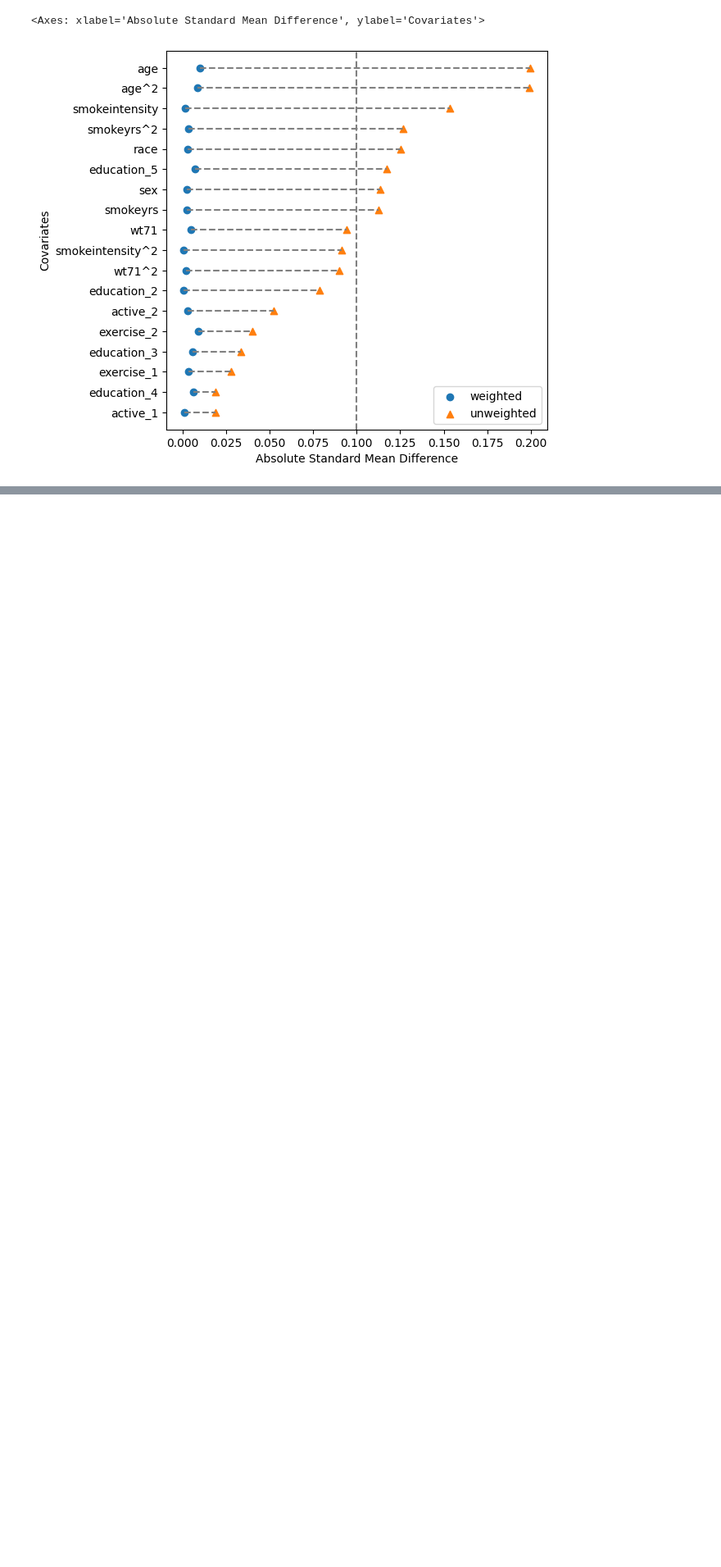
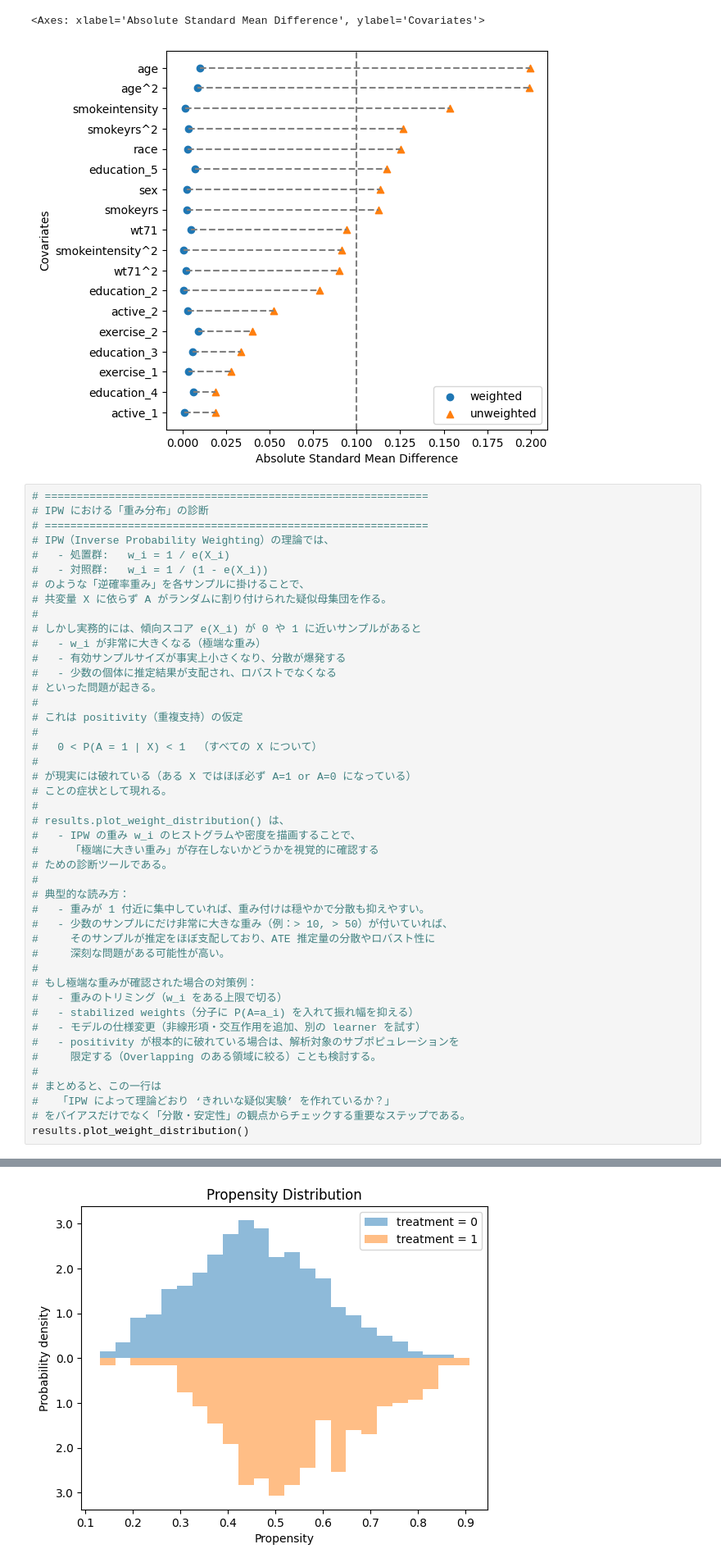
Before and after one commit to maton369/Causal_Interface_Practice, a Jupyter notebook: chap3_propensity-score-matching-IPW.ipynb, the cells around one changed output, grey strips where cells are left out. Shown: that part at 82% size. Cells and saved outputs as stored; diff of their text form; blank space fills up the shorter version.

Commit message:
feat: 傾向スコア

```diff
--- a/chap3_propensity-score-matching-IPW.ipynb
+++ b/chap3_propensity-score-matching-IPW.ipynb
@@ -372,3 +372,49 @@ results.plot_covariate_balance(
 # %% [output]
 <Axes: xlabel='Absolute Standard Mean Difference', ylabel='Covariates'>
 [figure]
+# %%
+# ============================================================
+# IPW における「重み分布」の診断
+# ============================================================
+# IPW（Inverse Probability Weighting）の理論では、
+#   - 処置群:   w_i = 1 / e(X_i)
+#   - 対照群:   w_i = 1 / (1 - e(X_i))
+# のような「逆確率重み」を各サンプルに掛けることで、
+# 共変量 X に依らず A がランダムに割り付けられた疑似母集団を作る。
+#
+# しかし実務的には、傾向スコア e(X_i) が 0 や 1 に近いサンプルがあると
+#   - w_i が非常に大きくなる（極端な重み）
+#   - 有効サンプルサイズが事実上小さくなり、分散が爆発する
+#   - 少数の個体に推定結果が支配され、ロバストでなくなる
+# といった問題が起きる。
+#
+# これは positivity（重複支持）の仮定
+#
+#   0 < P(A = 1 | X) < 1  （すべての X について）
+#
+# が現実には破れている（ある X ではほぼ必ず A=1 or A=0 になっている）
+# ことの症状として現れる。
+#
+# results.plot_weight_distribution() は、
+#   - IPW の重み w_i のヒストグラムや密度を描画することで、
+#     「極端に大きい重み」が存在しないかどうかを視覚的に確認する
+# ための診断ツールである。
+#
+# 典型的な読み方：
+#   - 重みが 1 付近に集中していれば、重み付けは穏やかで分散も抑えやすい。
+#   - 少数のサンプルにだけ非常に大きな重み（例：> 10, > 50）が付いていれば、
+#     そのサンプルが推定をほぼ支配しており、ATE 推定量の分散やロバスト性に
+#     深刻な問題がある可能性が高い。
+#
+# もし極端な重みが確認された場合の対策例：
+#   - 重みのトリミング（w_i をある上限で切る）
+#   - stabilized weights（分子に P(A=a_i) を入れて振れ幅を抑える）
+#   - モデルの仕様変更（非線形項・交互作用を追加、別の learner を試す）
+#   - positivity が根本的に破れている場合は、解析対象のサブポピュレーションを
+#     限定する（Overlapping のある領域に絞る）ことも検討する。
+#
+# まとめると、この一行は
+#   「IPW によって理論どおり ‘きれいな疑似実験’ を作れているか？」
+# をバイアスだけでなく「分散・安定性」の観点からチェックする重要なステップである。
+results.plot_weight_distribution()
+# %% [output]
@@ -374,0 +422 @@ results.plot_covariate_balance(
+[figure, added]
```
Also changed, not shown: parts of 1 cell of this notebook.
